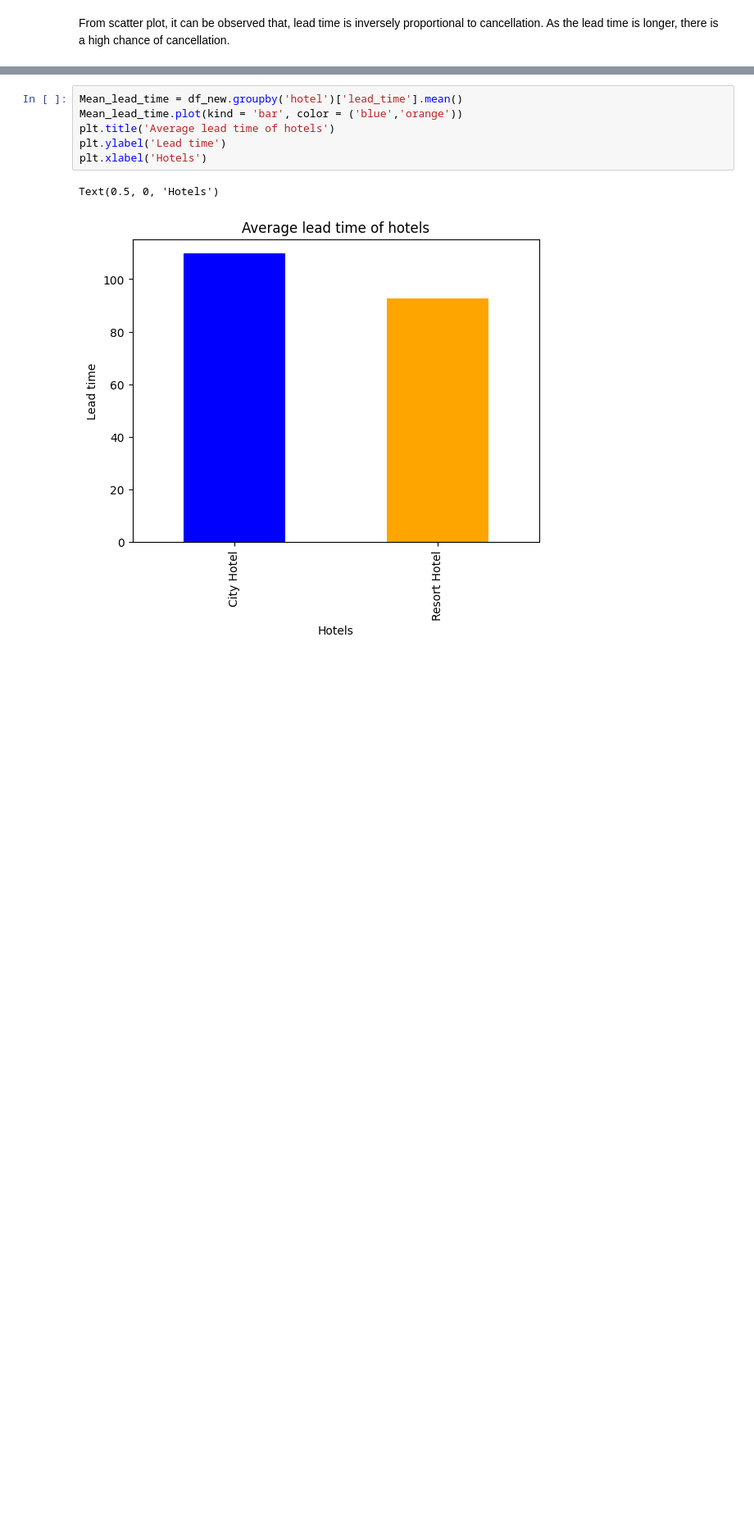
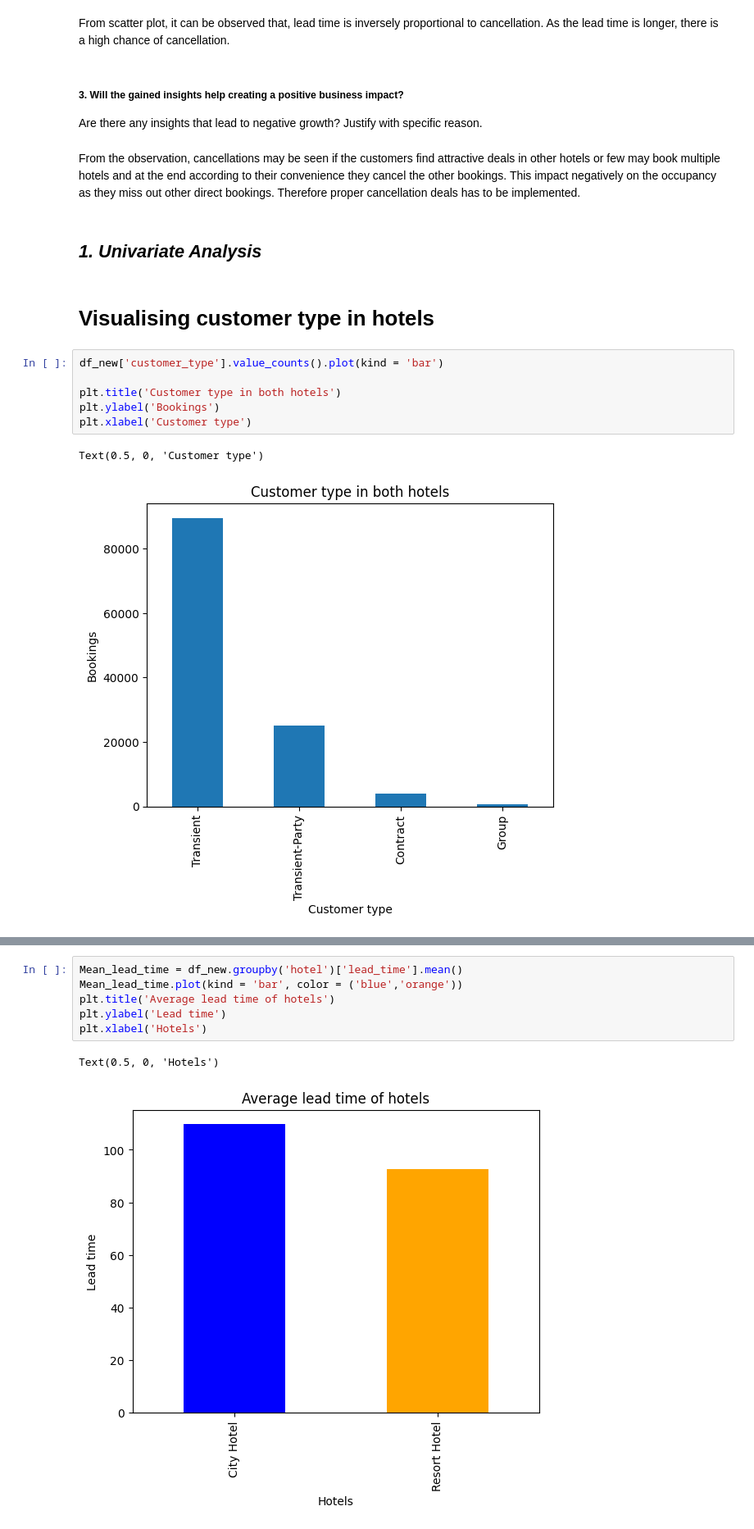
Before and after one commit to Lasya-1408/Almabetter-Hotel-booking-EDA, a Jupyter notebook: Hotel_Booking_EDA.ipynb, the cells around one changed output, grey strips where cells are left out. Shown at 82% size. Saved outputs shown, nothing was run; the diff lists cells and outputs as text; blank space fills up the shorter version.

```diff
--- a/Hotel_Booking_EDA.ipynb
+++ b/Hotel_Booking_EDA.ipynb
@@ -414,2 +458,20 @@ sns.scatterplot(x=b.index, y=b["mean"] * 100)
 # %% [markdown]
 From scatter plot, it can be observed that, lead time is inversely proportional to cancellation. As the lead time is longer, there is a high chance of cancellation.
+# %% [markdown]
+##### 3. Will the gained insights help creating a positive business impact?
+Are there any insights that lead to negative growth? Justify with specific reason.
+# %% [markdown]
+From the observation, cancellations may be seen if the customers find attractive deals in other hotels or few may book multiple hotels and at the end according to their convenience they cancel the other bookings. This impact negatively on the occupancy as they miss out other direct bookings. Therefore proper cancellation deals has to be implemented.
+# %% [markdown]
+## ***1. Univariate Analysis***
+# %% [markdown]
+# Visualising customer type in hotels
+# %%
+df_new['customer_type'].value_counts().plot(kind = 'bar')
+
+plt.title('Customer type in both hotels')
+plt.ylabel('Bookings')
+plt.xlabel('Customer type')
+# %% [output]
+Text(0.5, 0, 'Customer type')
+[figure, added]
```
Also changed, not shown: parts of 59 cells of this notebook.
